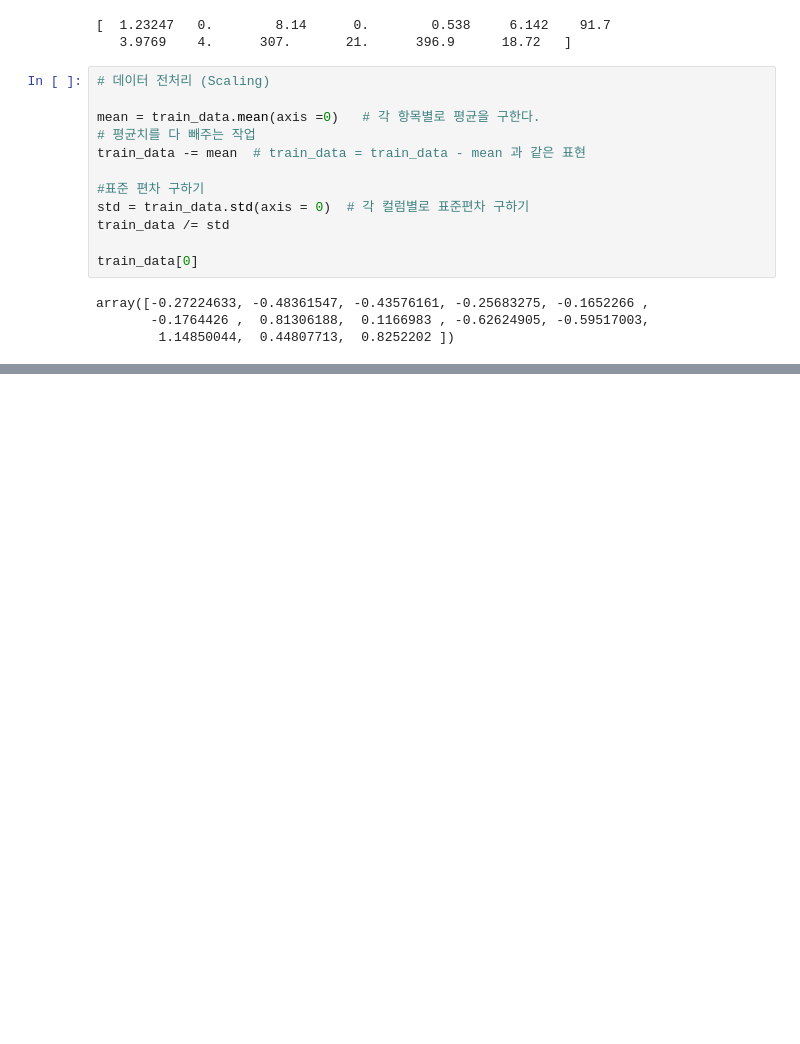
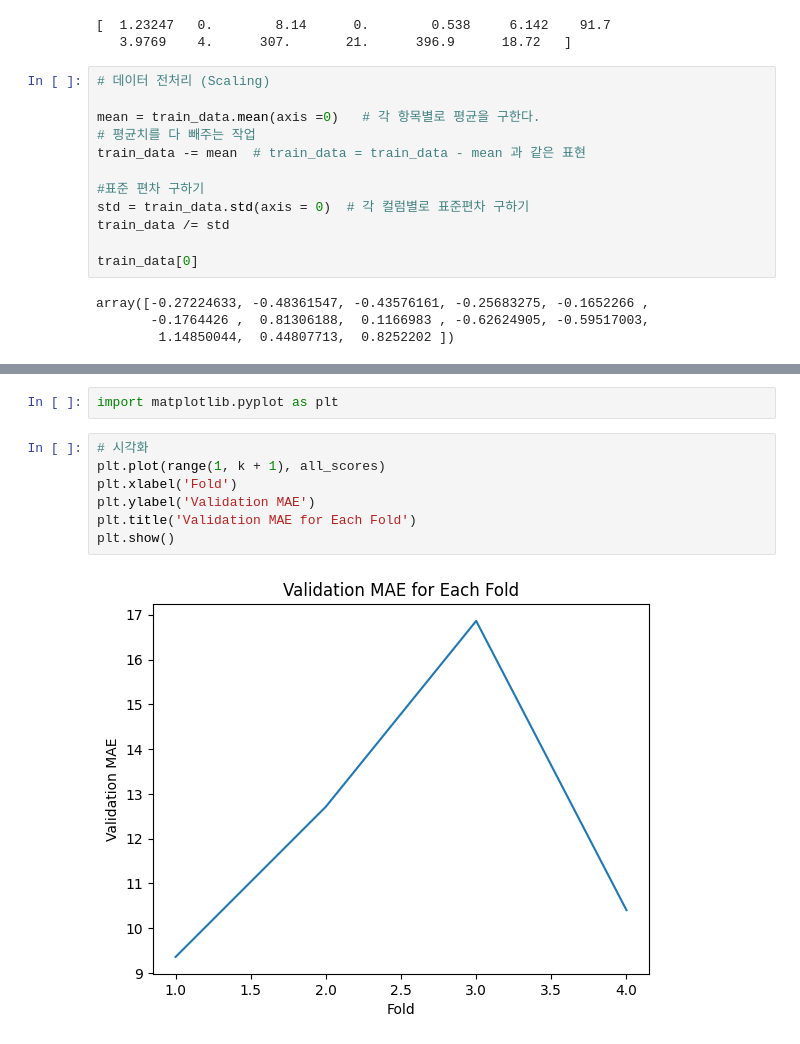
Before and after one commit to noeyxos/MS-AI-SCHOOL, a Jupyter notebook: DL_keras_04.ipynb, the cells around one changed output, grey strips where cells are left out. Cells and saved outputs as stored; diff of their text form; blank space fills up the shorter version.

```diff
--- a/DL_keras_04.ipynb
+++ b/DL_keras_04.ipynb
@@ -113,0 +116,11 @@ np.mean(all_scores)
+# %%
+import matplotlib.pyplot as plt
+# %%
+# 시각화
+plt.plot(range(1, k + 1), all_scores)
+plt.xlabel('Fold')
+plt.ylabel('Validation MAE')
+plt.title('Validation MAE for Each Fold')
+plt.show()
+# %% [output]
+[figure, added]
```
Also changed, not shown: parts of 4 cells of this notebook.
